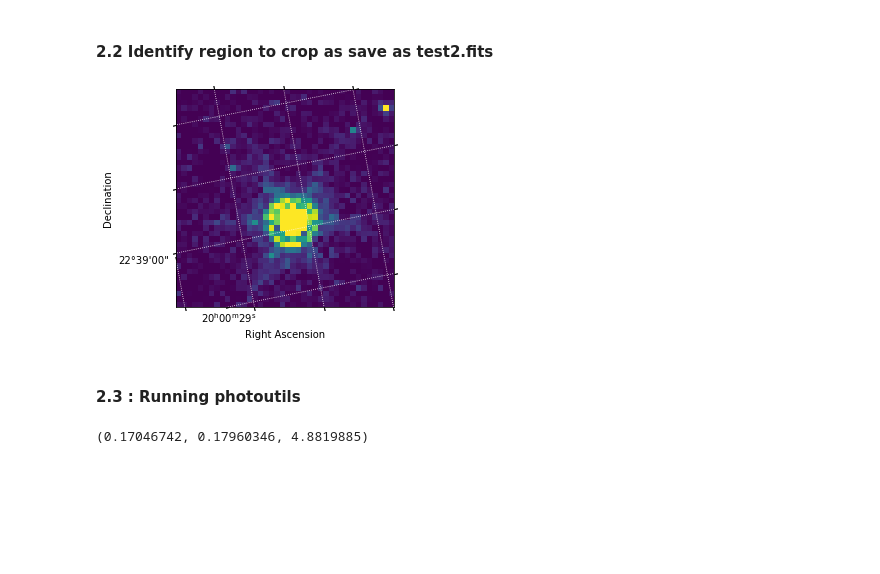
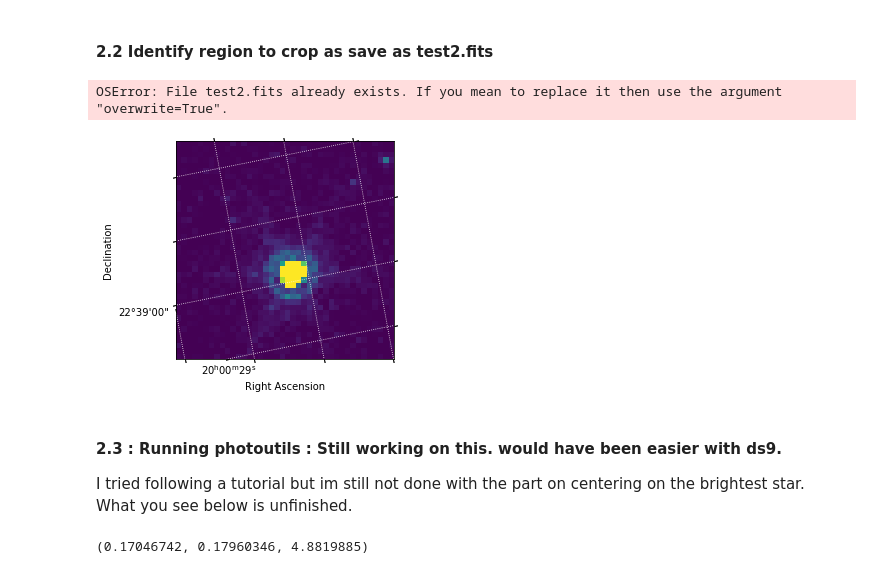
Before and after one commit to atwum/ASTR257, a Jupyter notebook: Twum_test_assignment_still in progress.ipynb, the cells around one changed output. Saved outputs shown, nothing was run; the diff lists cells and outputs as text; code cells hidden in the pictures; blank space fills up the shorter version.

```diff
--- a/Twum_test_assignment_still in progress.ipynb
+++ b/Twum_test_assignment_still in progress.ipynb
@@ -83,28 +83,30 @@ plt.savefig('test_original.png')
 # %%
 cutout40 = data[35:75, 35:75]
 # Create the plotting object with the WCS projection.
 plt.subplot(projection=wcs)
-plt.imshow(cutout40, vmin=0, vmax=100)
+plt.imshow(cutout40, vmin=0, vmax=300)
 plt.grid(color='white', ls=':', alpha=1)
 plt.xlabel('Right Ascension')
 plt.ylabel('Declination')
 
 # Save the figure.
 plt.savefig('test_cutout.png')
 
 # Save Fits
 # cutout40.writeto('test2.fits')
 with fits.open('test.fits') as f:
 #     data = hdu[0].data
     w = WCS(f[0].header)
     newf = fits.PrimaryHDU()
     newf.data = f[0].data[35:75, 35:75]
     newf.header = f[0].header
-    newf.writeto('test2.fits')
+    newf.writeto('test2.fits', overwrite)
 # %% [output]
+OSError: File test2.fits already exists. If you mean to replace it then use the argument "overwrite=True".
-[figure, old version]
+[figure, new version]
-# %% [markdown]
-#### 2.3 : Running photoutils
+# %% [markdown]
+#### 2.3 : Running photoutils : Still working on this. would have been easier with ds9.
+I tried following a tutorial but im still not done with the part on centering on the brightest star. What you see below is unfinished.
 # %%
 from astropy.stats import sigma_clipped_stats
 from photutils.datasets import load_star_image
```
Also changed, not shown: 2 other files.
